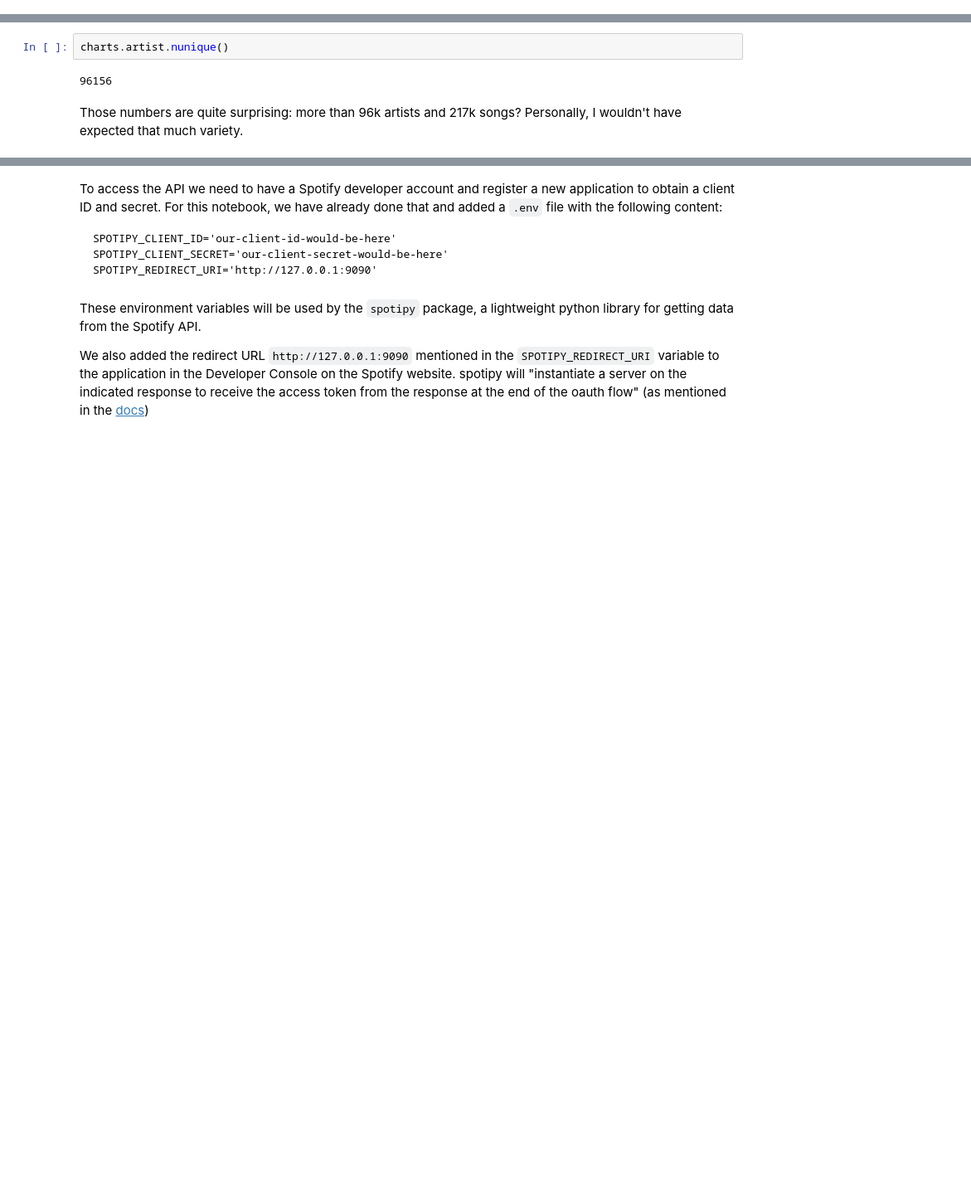
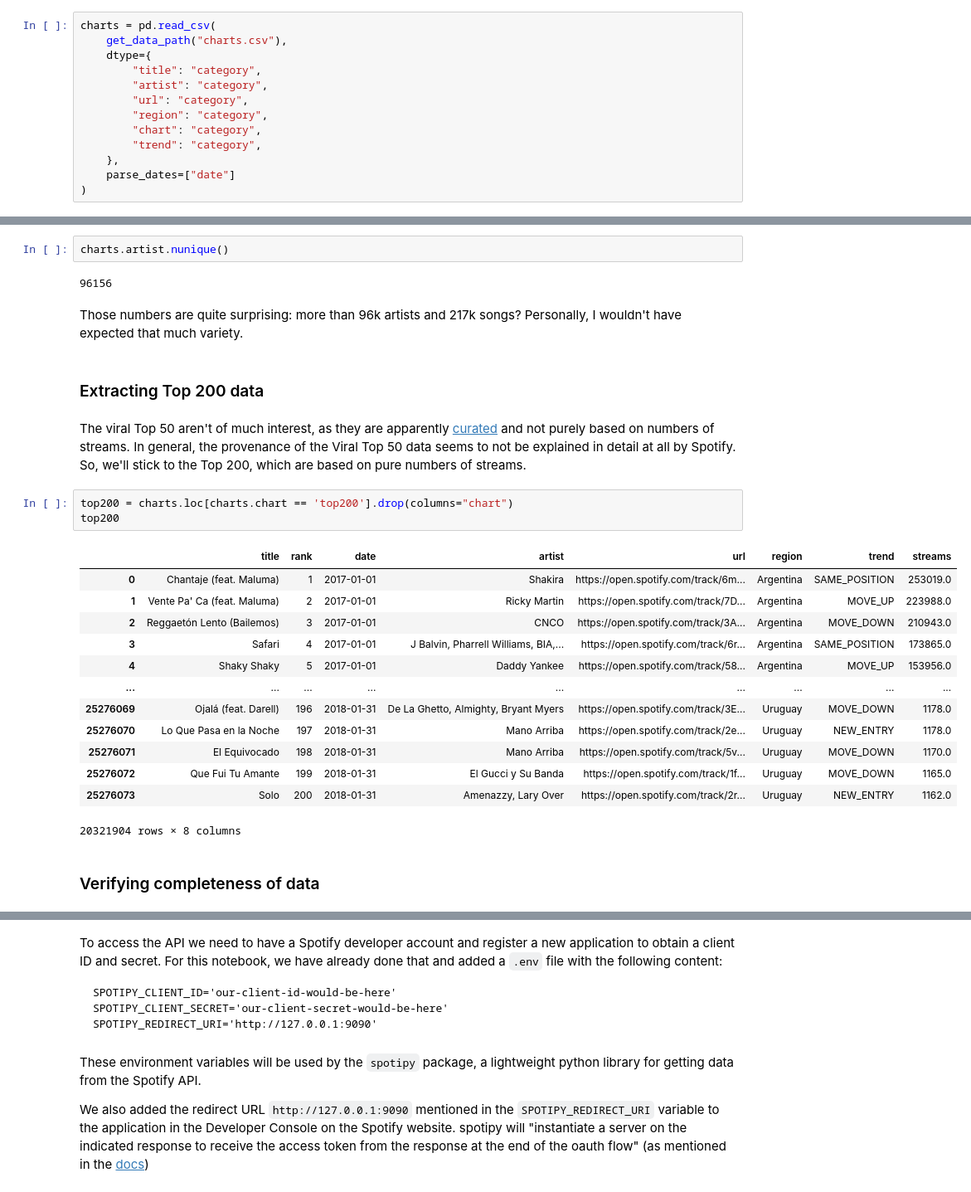
Before and after one commit to Sejmou/exploring-spotify-charts, a Jupyter notebook: data-exploration/spotify_weekly_charts.ipynb, the cells around one changed output, grey strips where cells are left out. Shown at 83% size. Cells and saved outputs as stored; diff of their text form; blank space fills up the shorter version.

Commit message:
continue data exploration

```diff
--- a/data-exploration/spotify_weekly_charts.ipynb
+++ b/data-exploration/spotify_weekly_charts.ipynb
@@ -32,0 +15,13 @@ charts
+# %%
+charts = pd.read_csv(
+    get_data_path("charts.csv"),
+    dtype={
+        "title": "category",
+        "artist": "category",
+        "url": "category",
+        "region": "category",
+        "chart": "category",
+        "trend": "category",
+    },
+    parse_dates=["date"]
+)
@@ -82,3 +68,26 @@ charts.artist.nunique()
 96156
 # %% [markdown]
 Those numbers are quite surprising: more than 96k artists and 217k songs? Personally, I wouldn't have expected that much variety.
+# %% [markdown]
+### Extracting Top 200 data
+# %% [markdown]
+The viral Top 50 aren't of much interest, as they are apparently [curated](https://community.spotify.com/t5/Your-Library/What-s-the-difference-between-daily-top-50-and-viral-top-50/td-p/4973312) and not purely based on numbers of streams. In general, the provenance of the Viral Top 50 data seems to not be explained in detail at all by Spotify. So, we'll stick to the Top 200, which are based on pure numbers of streams.
+# %%
+top200 = charts.loc[charts.chart == 'top200'].drop(columns="chart")
+top200
+# %% [output]
+|  | title | rank | date | artist | url | region | trend | streams |
+| 0 | Chantaje (feat. Maluma) | 1 | 2017-01-01 | Shakira | https://open.spotify.com/track/6m... | Argentina | SAME_POSITION | 253019.0 |
+| 1 | Vente Pa' Ca (feat. Maluma) | 2 | 2017-01-01 | Ricky Martin | https://open.spotify.com/track/7D... | Argentina | MOVE_UP | 223988.0 |
+| 2 | Reggaetón Lento (Bailemos) | 3 | 2017-01-01 | CNCO | https://open.spotify.com/track/3A... | Argentina | MOVE_DOWN | 210943.0 |
+| 3 | Safari | 4 | 2017-01-01 | J Balvin, Pharrell Williams, BIA,... | https://open.spotify.com/track/6r... | Argentina | SAME_POSITION | 173865.0 |
+| 4 | Shaky Shaky | 5 | 2017-01-01 | Daddy Yankee | https://open.spotify.com/track/58... | Argentina | MOVE_UP | 153956.0 |
+| ... | ... | ... | ... | ... | ... | ... | ... | ... |
+| 25276069 | Ojalá (feat. Darell) | 196 | 2018-01-31 | De La Ghetto, Almighty, Bryant Myers | https://open.spotify.com/track/3E... | Uruguay | MOVE_DOWN | 1178.0 |
+| 25276070 | Lo Que Pasa en la Noche | 197 | 2018-01-31 | Mano Arriba | https://open.spotify.com/track/2e... | Uruguay | NEW_ENTRY | 1178.0 |
+| 25276071 | El Equivocado | 198 | 2018-01-31 | Mano Arriba | https://open.spotify.com/track/5v... | Uruguay | MOVE_DOWN | 1170.0 |
+| 25276072 | Que Fui Tu Amante | 199 | 2018-01-31 | El Gucci y Su Banda | https://open.spotify.com/track/1f... | Uruguay | MOVE_DOWN | 1165.0 |
+| 25276073 | Solo | 200 | 2018-01-31 | Amenazzy, Lary Over | https://open.spotify.com/track/2r... | Uruguay | NEW_ENTRY | 1162.0 |
+20321904 rows × 8 columns
+# %% [markdown]
+### Verifying completeness of data
```
Also changed, not shown: parts of 15 cells of this notebook.
